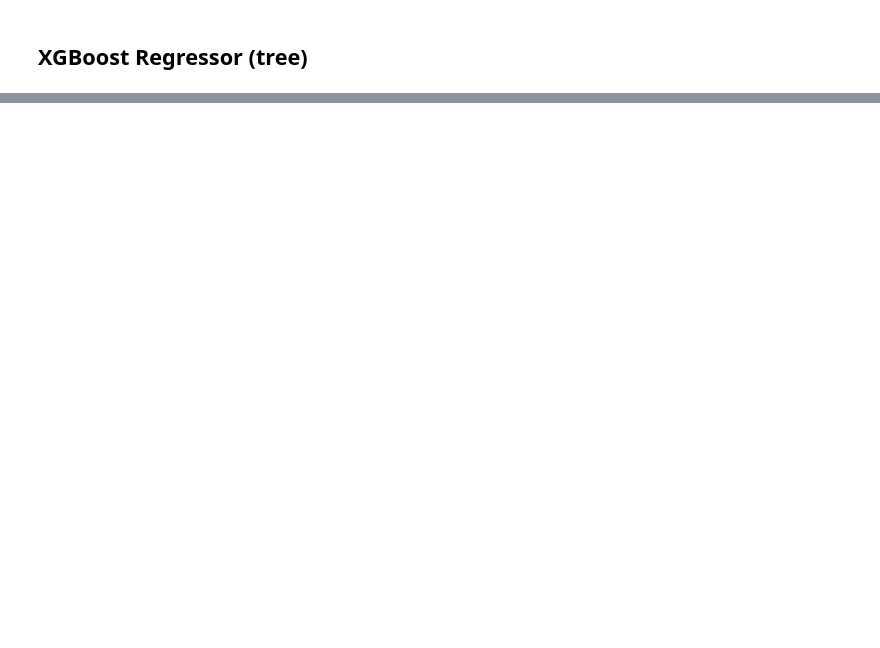
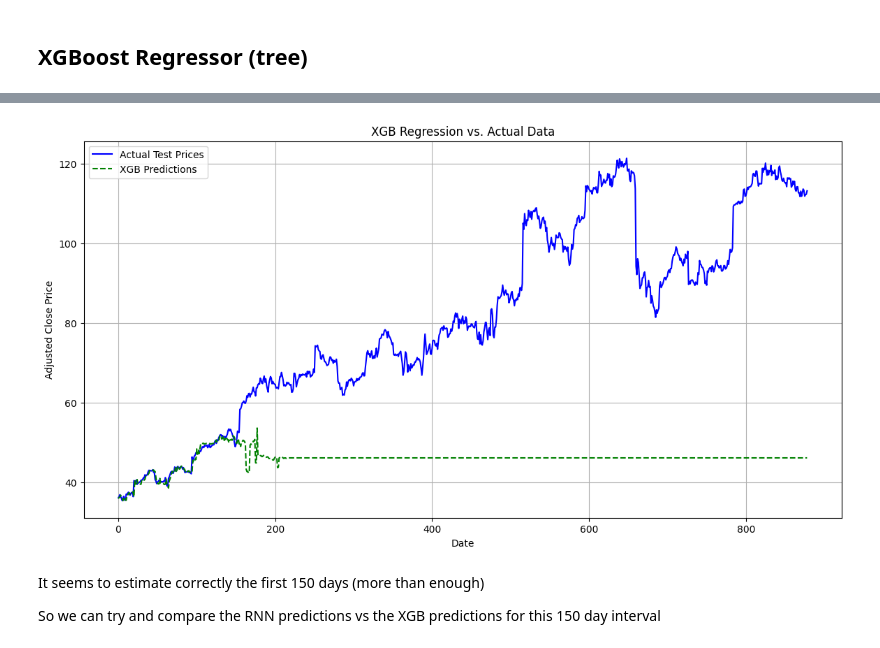
Before and after one commit to ivanbutera/portfolio, a Jupyter notebook: StockPriceFuturistics/stock_predictions.ipynb, the cells around one changed output, grey strips where cells are left out. Cells and saved outputs as stored; diff of their text form; code cells hidden in the pictures; blank space fills up the shorter version.

```diff
--- a/StockPriceFuturistics/stock_predictions.ipynb
+++ b/StockPriceFuturistics/stock_predictions.ipynb
@@ -630,0 +652,11 @@ plt.show()
+# %%
+# Split the data into training and testing sets
+X_train_xgb = X_full[:adjusted_train_size]
+y_train_xgb = y_full[:adjusted_train_size]
+
+X_test_xgb = X_full[adjusted_train_size:]
+y_test_xgb = y_full[adjusted_train_size:]
+
+print("--- 1. Feature Engineering Summary ---")
+print(f"X_train_xgb shape: {X_train_xgb.shape}")
+print(f"X_test_xgb shape: {X_test_xgb.shape}")
@@ -630,0 +721,17 @@ plt.show()
+# %%
+# visualize the Forecast vs. Actuals
+plt.figure(figsize=(14, 7))
+plt.plot(actuals, label='Actual Test Prices', color='blue')
+plt.plot(pred_xgb, label='XGB Predictions', color='green', linestyle='--')
+plt.title('XGB Regression vs. Actual Data')
+plt.xlabel('Date')
+plt.ylabel('Adjusted Close Price')
+plt.legend()
+plt.grid(True)
+plt.show()
+# %% [output]
+[figure, added]
+# %% [markdown]
+It seems to estimate correctly the first 150 days (more than enough)
+
+So we can try and compare the RNN predictions vs the XGB predictions for this 150 day interval
```
Also changed, not shown: parts of 10 cells of this notebook.
